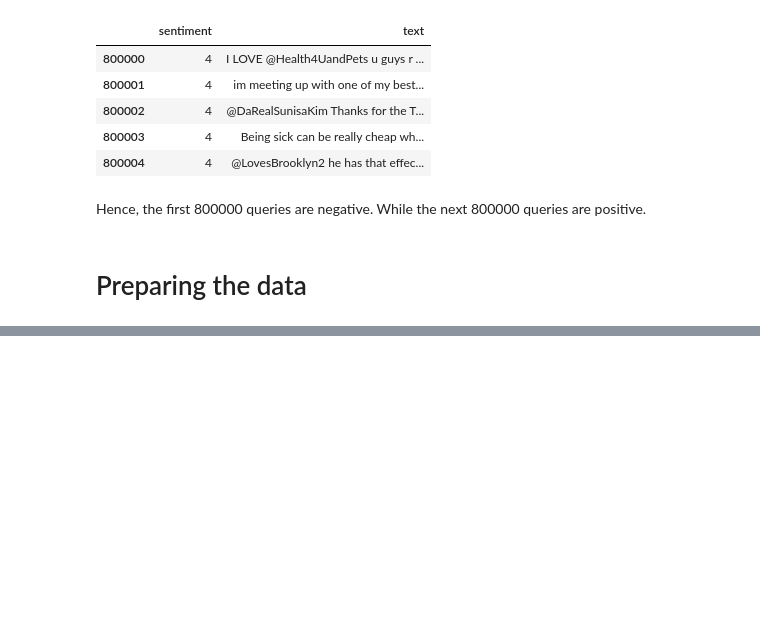
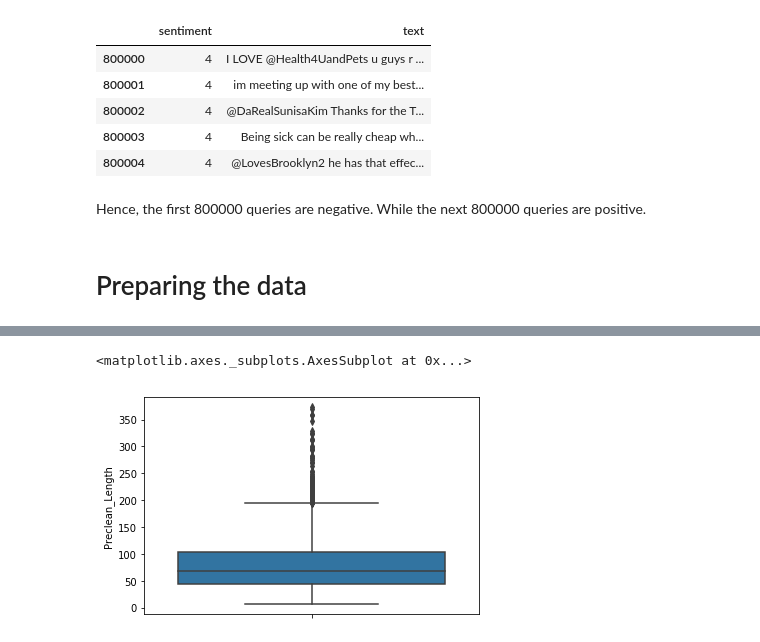
Before and after one commit to rkritika1508/Sentiment-Analysis, a Jupyter notebook: First.ipynb, the cells around one changed output, grey strips where cells are left out. Saved outputs shown, nothing was run; the diff lists cells and outputs as text; code cells hidden in the pictures; blank space fills up the shorter version.

Commit message:
Cleaning the data

```diff
--- a/First.ipynb
+++ b/First.ipynb
@@ -65,0 +82,5 @@ Hence, the first 800000 queries are negative. While the next 800000 queries are
+# %%
+sns.boxplot(y='Preclean_Length', data=train)
+# %% [output]
+<matplotlib.axes._subplots.AxesSubplot at 0x...>
+[figure, added]
```
Also changed, not shown: parts of 11 cells of this notebook.
